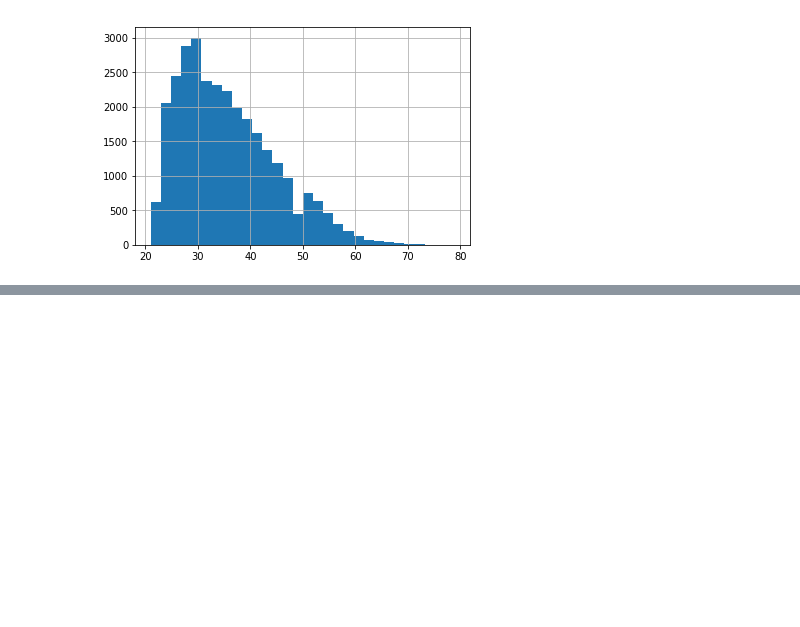
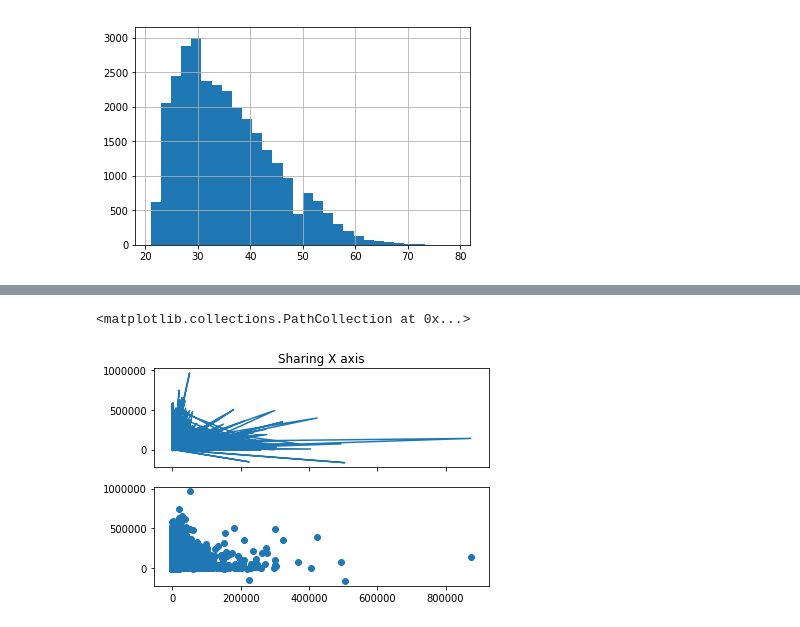
Before and after one commit to KatyaBrenes/Data-Science-Task1, a Jupyter notebook: C5 Task2 KatyaBrenesv2.ipynb, the cells around one changed output, grey strips where cells are left out. Saved outputs shown, nothing was run; the diff lists cells and outputs as text; code cells hidden in the pictures; blank space fills up the shorter version.

```diff
--- a/C5 Task2 KatyaBrenesv2.ipynb
+++ b/C5 Task2 KatyaBrenesv2.ipynb
@@ -761,0 +847,11 @@ credit['AGE'].hist(bins=30)
+# %%
+x = credit["PAY_AMT1"]
+y = credit["BILL_AMT1"]
+# Two subplots, the axes array is 1-d
+f, axarr = plt.subplots(2, sharex=True)
+axarr[0].plot(x, y)
+axarr[0].set_title('Sharing X axis')
+axarr[1].scatter(x, y)
+# %% [output]
+<matplotlib.collections.PathCollection at 0x...>
+[figure, added]
```
Also changed, not shown: parts of 15 cells of this notebook.
